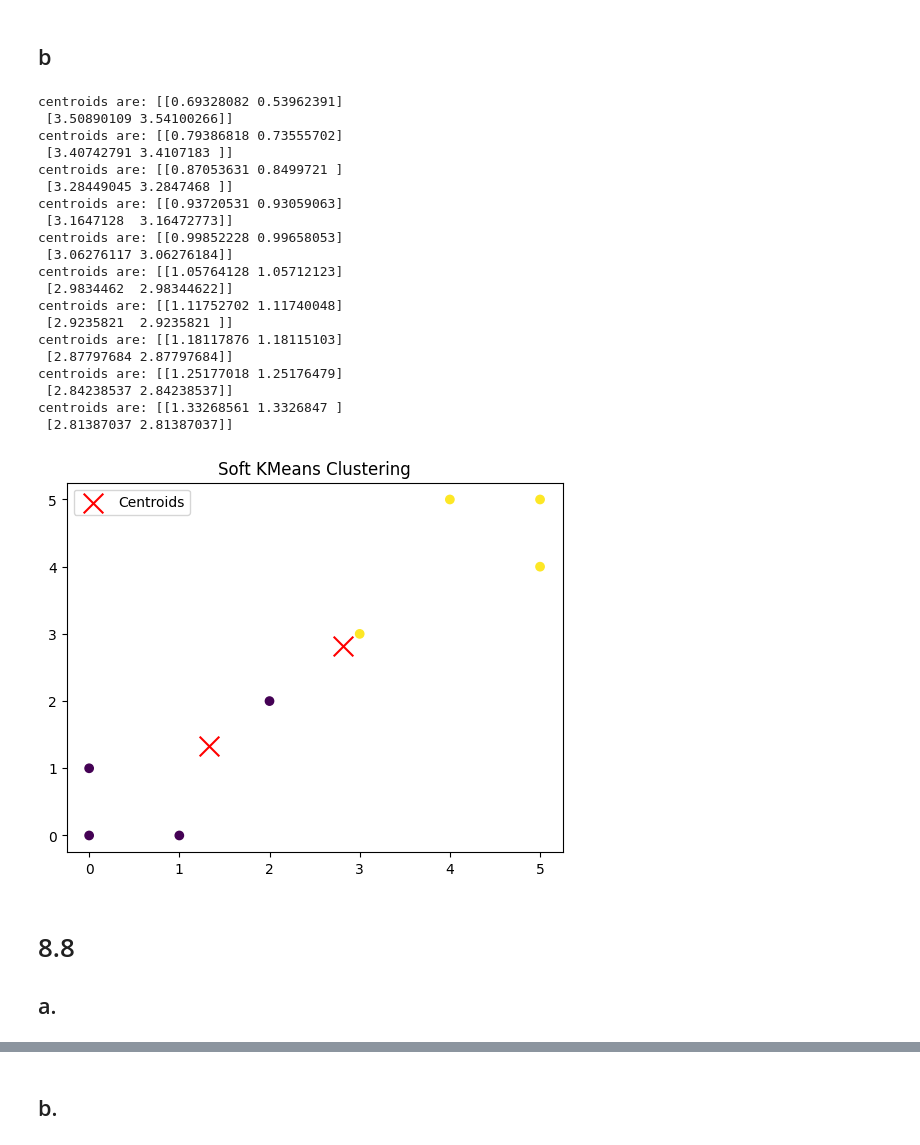
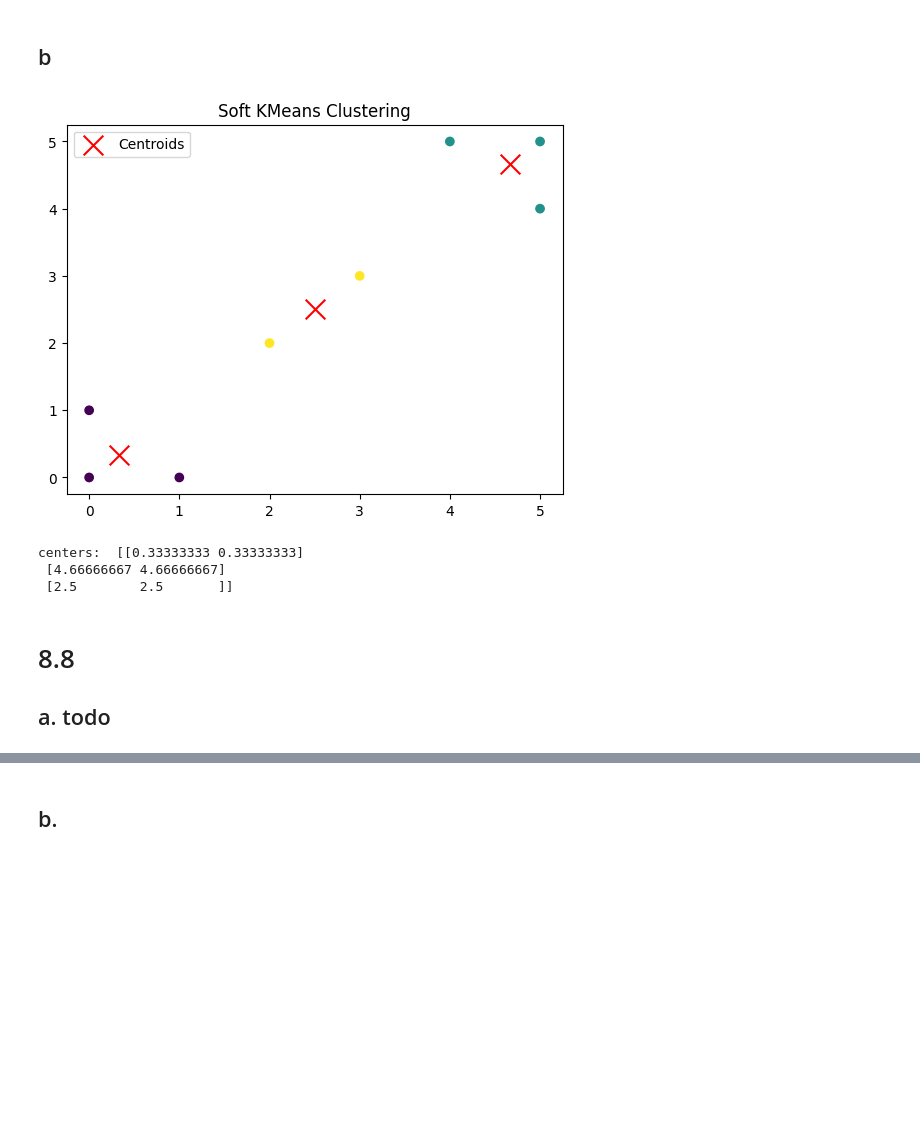
Before and after one commit to Ethylene9160/SDM359_Advanced_Machine_Learning, a Jupyter notebook: assignment/ass11/ass11.ipynb, the cells around one changed output, grey strips where cells are left out. Saved outputs shown, nothing was run; the diff lists cells and outputs as text; code cells hidden in the pictures; blank space fills up the shorter version.

```diff
--- a/assignment/ass11/ass11.ipynb
+++ b/assignment/ass11/ass11.ipynb
@@ -170,35 +140,19 @@ centroids are: [[1.33268561 1.3326847 ]
 # %% [markdown]
 ## b
 # %%
-kmeans_83b = mkm.SoftKMeansForAss(k=3,beta=2.0, epochs=10)
+kmeans_83b = mkm.KMeansForAss(k=3)
 centers_83b = np.concatenate((kmeans_83a.centroids.copy(), np.array([[5, 5]])), axis=0)
-kmeans_88_3 = kmeans_83b.fit_possibilities(data_83, init_centroids = centers_83)
+kmeans_88_3 = kmeans_83b.fit(data_83, init_centroids = centers_83)
 draw(kmeans_83b.labels_, kmeans_83b.centroids, 'Soft KMeans Clustering', data_83)
+print('centers: ', kmeans_83b.centroids)
 # %% [output]
+[figure, new version]
-centroids are: [[0.69328082 0.53962391]
- [3.50890109 3.54100266]]
-centroids are: [[0.79386818 0.73555702]
- [3.40742791 3.4107183 ]]
-centroids are: [[0.87053631 0.8499721 ]
- [3.28449045 3.2847468 ]]
-centroids are: [[0.93720531 0.93059063]
- [3.1647128  3.16472773]]
-centroids are: [[0.99852228 0.99658053]
- [3.06276117 3.06276184]]
-centroids are: [[1.05764128 1.05712123]
- [2.9834462  2.98344622]]
-centroids are: [[1.11752702 1.11740048]
- [2.9235821  2.9235821 ]]
-centroids are: [[1.18117876 1.18115103]
- [2.87797684 2.87797684]]
-centroids are: [[1.25177018 1.25176479]
- [2.84238537 2.84238537]]
-centroids are: [[1.33268561 1.3326847 ]
- [2.81387037 2.81387037]]
+centers:  [[0.33333333 0.33333333]
+ [4.66666667 4.66666667]
+ [2.5        2.5       ]]
-[figure, old version]
 # %% [markdown]
 # 8.8
-## a.
+## a. todo
 # %%
 y1 = np.array([[2.5,2]])
 y2 = np.array([[0.5,0.5]])
```
Also changed, not shown: parts of 6 cells of this notebook, 1 other file.
